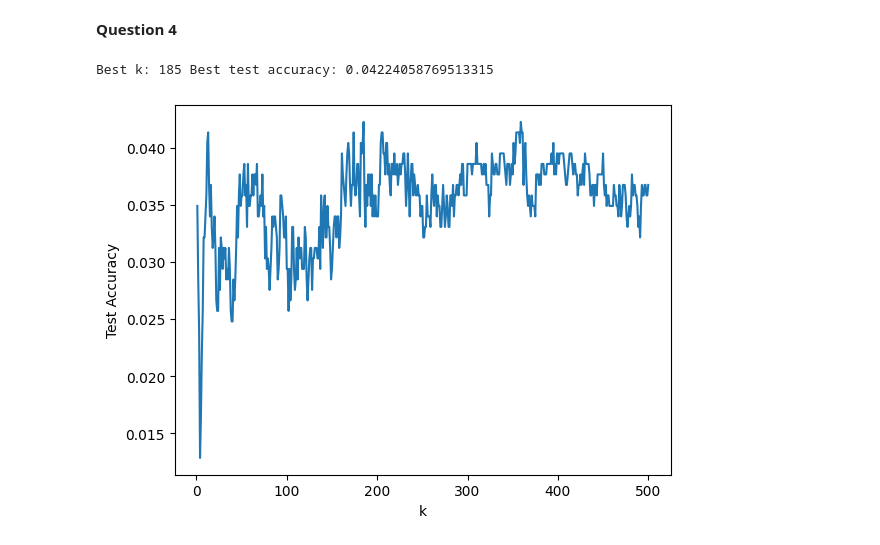
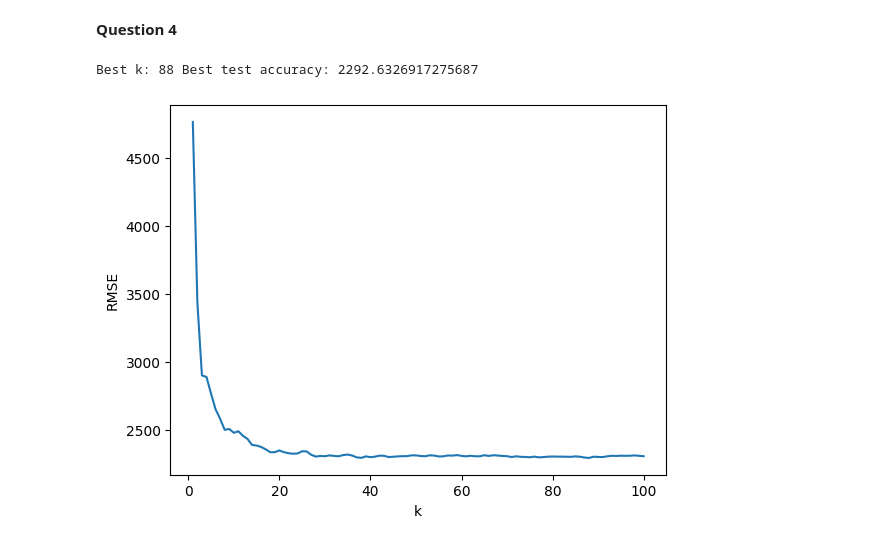
Before and after one commit to kenny507/undergrad_ml_assignments, a Jupyter notebook: project_1_bsds.ipynb, the cells around one changed output. Saved outputs shown, nothing was run; the diff lists cells and outputs as text; code cells hidden in the pictures.

```diff
--- a/project_1_bsds.ipynb
+++ b/project_1_bsds.ipynb
@@ -564,3 +564,21 @@ plt.show()
 # %% [output]
 Best k: 45 Best test accuracy: 0.8677685950413223
 [figure]
+# %%
+from sklearn.metrics import confusion_matrix, ConfusionMatrixDisplay
+
+# Build final model using best k value of 3
+knn = KNeighborsClassifier(n_neighbors=best_k)
+knn.fit(X_train_scaled, y_train)
+
+y_pred = knn.predict(X_test_scaled)
+
+# Create confusion matrix and display
+cm = confusion_matrix(y_test, y_pred)
+disp = ConfusionMatrixDisplay(
+    confusion_matrix=cm,
+    display_labels=knn.classes_
+)
+disp.plot()
+plt.title("Confusion Matrix for kNN Classification")
+plt.show()
@@ -591,28 +611,28 @@ stds = X_train.std()
 X_train_scaled = (X_train - means) / stds
 X_test_scaled = (X_test - means) / stds
 # %%
-from sklearn.neighbors import KNeighborsClassifier
-from sklearn.metrics import accuracy_score
+from sklearn.neighbors import KNeighborsRegressor
+from sklearn.metrics import mean_squared_error
 
-k_values = range(1, 501)
-test_acc = []
+k_values = range(1, 101)
+test_rmse = []
 
 for k in k_values:
-    knn = KNeighborsClassifier(n_neighbors=k)
+    knn = KNeighborsRegressor(n_neighbors=k)
     knn.fit(X_train_scaled, y_train)
     preds = knn.predict(X_test_scaled)
-    test_acc.append(accuracy_score(y_test, preds))
+    test_rmse.append(mean_squared_error(y_test, preds))
 # %%
 import numpy as np
 import matplotlib.pyplot as plt
 
-best_k = list(k_values)[int(np.argmax(test_acc))]
-print("Best k:", best_k, "Best test accuracy:", max(test_acc))
+best_k = list(k_values)[int(np.argmin(test_rmse))]
+print("Best k:", best_k, "Best test accuracy:", min(test_rmse))
 
-plt.plot(list(k_values), test_acc)
+plt.plot(list(k_values), test_rmse)
 plt.xlabel("k")
-plt.ylabel("Test Accuracy")
+plt.ylabel("RMSE")
 plt.show()
 # %% [output]
-Best k: 185 Best test accuracy: 0.04224058769513315
+Best k: 88 Best test accuracy: 2292.6326917275687
-[figure, old version]
+[figure, new version]
```
Also changed, not shown: parts of 7 cells of this notebook.
